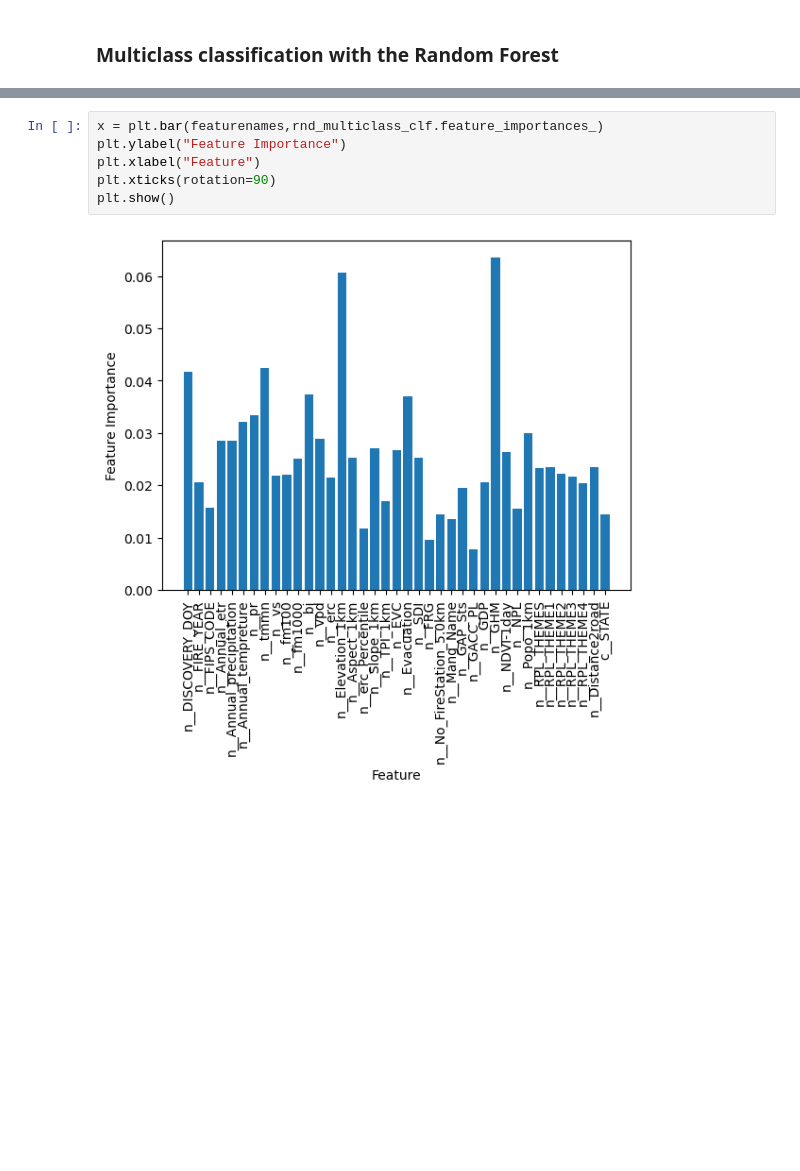
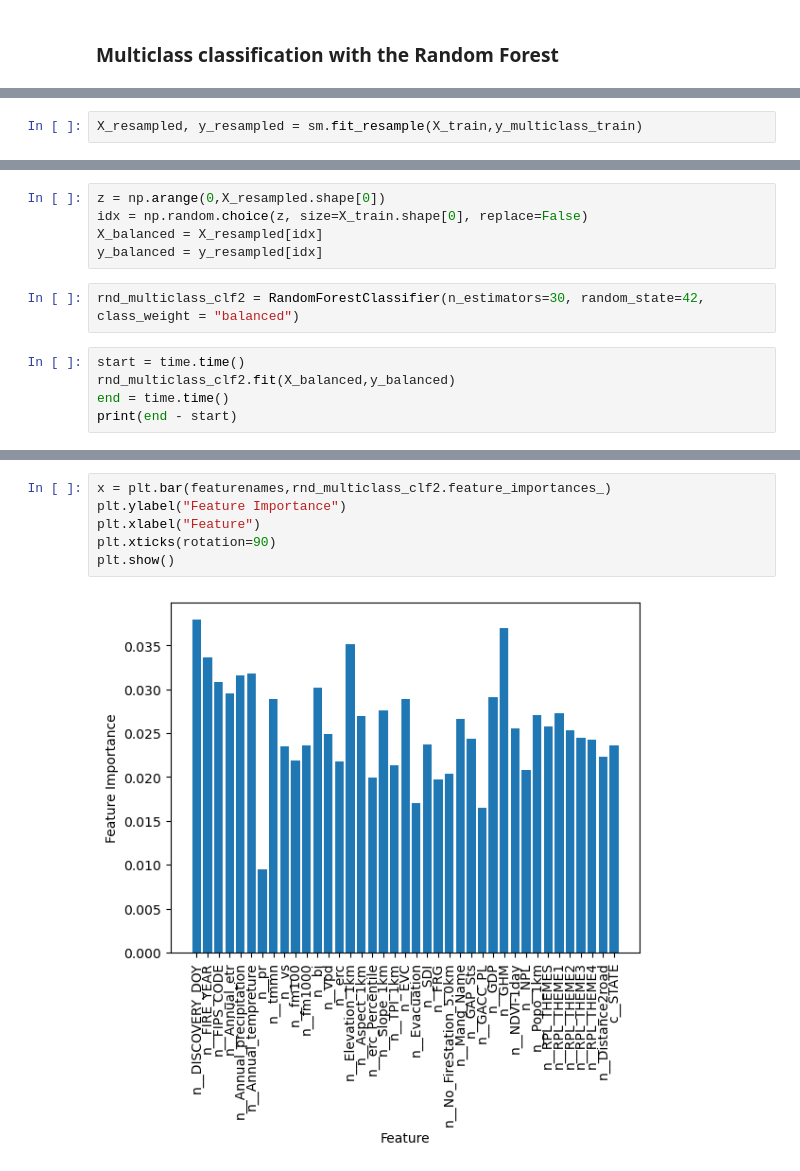
Before and after one commit to kdlamb/ML4Climate2025, a Jupyter notebook: ML4Climate2025/_build/jupyter_execute/lectures_ML/SupervisedML/randomforests.ipynb, the cells around one changed output, grey strips where cells are left out. Cells and saved outputs as stored; diff of their text form; blank space fills up the shorter version.

```diff
--- a/ML4Climate2025/_build/jupyter_execute/lectures_ML/SupervisedML/randomforests.ipynb
+++ b/ML4Climate2025/_build/jupyter_execute/lectures_ML/SupervisedML/randomforests.ipynb
@@ -539,0 +669,2 @@ ConfusionMatrixDisplay.from_estimator(rnd_multiclass_clf,X_val,y_multiclass_val,
+# %%
+X_resampled, y_resampled = sm.fit_resample(X_train,y_multiclass_train)
@@ -539,0 +683,12 @@ ConfusionMatrixDisplay.from_estimator(rnd_multiclass_clf,X_val,y_multiclass_val,
+# %%
+z = np.arange(0,X_resampled.shape[0])
+idx = np.random.choice(z, size=X_train.shape[0], replace=False)
+X_balanced = X_resampled[idx]
+y_balanced = y_resampled[idx]
+# %%
+rnd_multiclass_clf2 = RandomForestClassifier(n_estimators=30, random_state=42, class_weight = "balanced")
+# %%
+start = time.time()
+rnd_multiclass_clf2.fit(X_balanced,y_balanced)
+end = time.time()
+print(end - start)
@@ -540,8 +725,8 @@ ConfusionMatrixDisplay.from_estimator(rnd_multiclass_clf,X_val,y_multiclass_val,
 # %%
-x = plt.bar(featurenames,rnd_multiclass_clf.feature_importances_)
+x = plt.bar(featurenames,rnd_multiclass_clf2.feature_importances_)
 plt.ylabel("Feature Importance")
 plt.xlabel("Feature")
 plt.xticks(rotation=90)
 plt.show()
 # %% [output]
-[figure, old version]
+[figure, new version]
```
Also changed, not shown: parts of 42 cells of this notebook, 22 other files.
